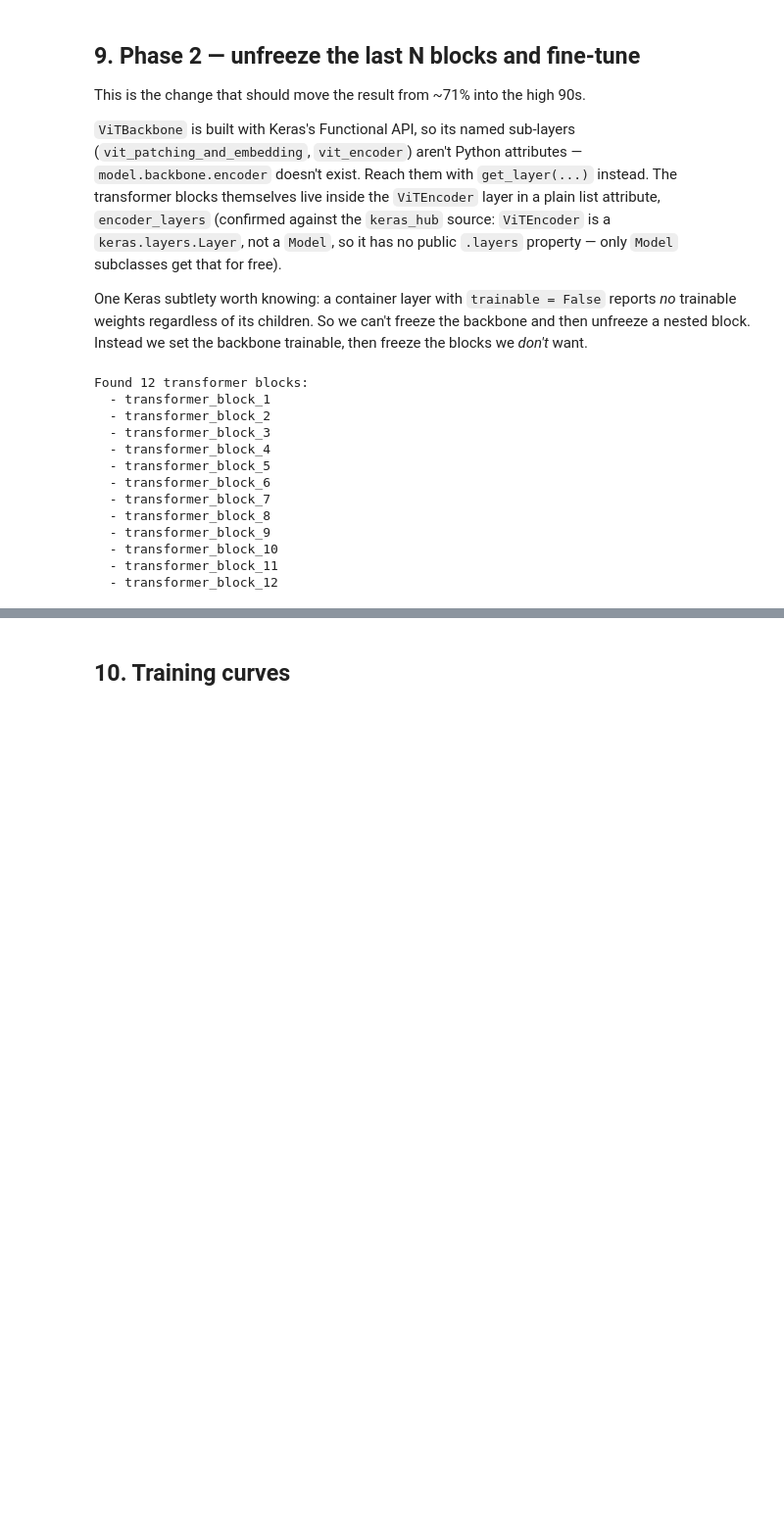
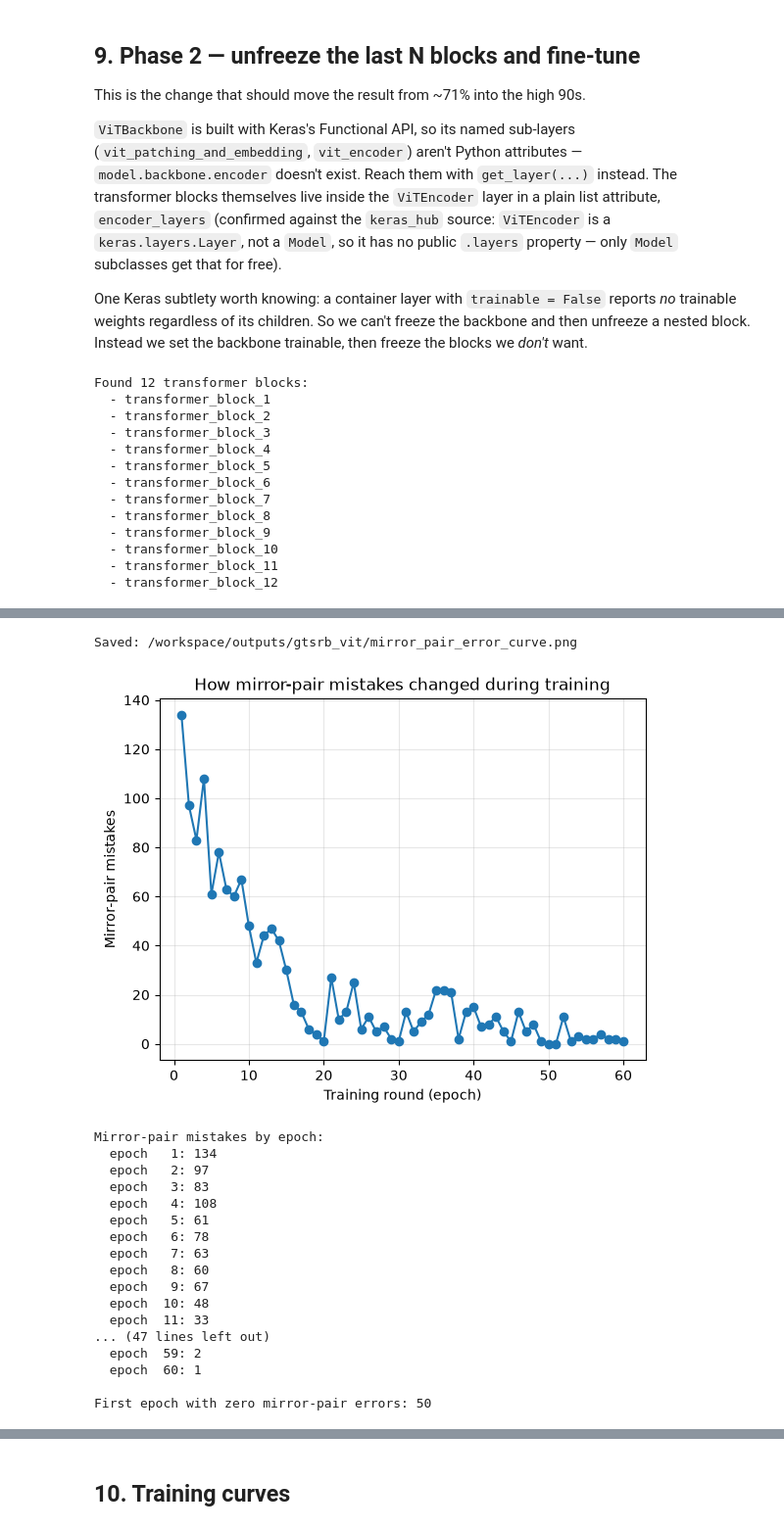
Before and after one commit to RagulAaryah/Traffic-Sign-Recognition-using-Vision-Transformers-for-Autonomous-Driving, a Jupyter notebook: Version-3-Dissertation-ready/gtsrb_vit_FINAL.ipynb, the cells around one changed output, grey strips where cells are left out. Shown at 98% size. Cells and saved outputs as stored; diff of their text form; code cells hidden in the pictures; blank space fills up the shorter version.

```diff
--- a/Version-3-Dissertation-ready/gtsrb_vit_FINAL.ipynb
+++ b/Version-3-Dissertation-ready/gtsrb_vit_FINAL.ipynb
@@ -780,7 +799,7 @@ callbacks_phase1 = [
         phase1_ckpt, monitor="val_accuracy", save_best_only=True, verbose=1
     ),
     keras.callbacks.EarlyStopping(
-        monitor="val_accuracy", mode="max", patience=8, restore_best_weights=True, verbose=1
+        monitor="val_accuracy", mode="max", patience=15, restore_best_weights=True, verbose=1
     ),
 ]
 
@@ -915,3 +960,20 @@ Found 12 transformer blocks:
   - transformer_block_10
   - transformer_block_11
   - transformer_block_12
+# %%
+class MirrorPairTracker(keras.callbacks.Callback):
+    def __init__(self):
+        self.history = []
+
+    def on_epoch_end(self, epoch, logs=None):
+        preds = self.model.predict(val_ds, verbose=0)
+        pred_ids = preds.argmax(axis=1)
+        true_ids = np.concatenate([y.numpy() for _, y in val_ds])
+        mirror_errors = 0
+        for a, b in [(19,20),(33,34),(36,37),(38,39)]:
+            mirror_errors += int(((true_ids==a)&(pred_ids==b)).sum())
+            mirror_errors += int(((true_ids==b)&(pred_ids==a)).sum())
+        self.history.append(mirror_errors)
+        print(f"  [watcher] Round {epoch+1}: {mirror_errors} mirror-pair mistakes right now")
+
+tracker = MirrorPairTracker()
@@ -1058,0 +1167,46 @@ Final model saved: /workspace/outputs/gtsrb_vit/gtsrb_vit_final.keras
+# %%
+import matplotlib.pyplot as plt
+import os
+
+plt.plot(range(1, len(tracker.history)+1), tracker.history, marker='o')
+plt.xlabel("Training round (epoch)")
+plt.ylabel("Mirror-pair mistakes")
+plt.title("How mirror-pair mistakes changed during training")
+plt.grid(alpha=0.3)
+
+# Save BEFORE show() — show() can clear the figure afterward, saving a blank image
+mirror_curve_path = os.path.join(OUTPUT_DIR, "mirror_pair_error_curve.png")
+plt.savefig(mirror_curve_path, dpi=150, bbox_inches="tight")
+print(f"Saved: {mirror_curve_path}")
+
+plt.show()
+
+print("Mirror-pair mistakes by epoch:")
+for i, v in enumerate(tracker.history, start=1):
+    print(f"  epoch {i:>3}: {v}")
+
+first_zero = next((i for i, v in enumerate(tracker.history, start=1) if v == 0), None)
+if first_zero:
+    print(f"\nFirst epoch with zero mirror-pair errors: {first_zero}")
+else:
+    print("\nNever reached zero mirror-pair errors during this run.")
+# %% [output]
+Saved: /workspace/outputs/gtsrb_vit/mirror_pair_error_curve.png
+[figure, added]
+Mirror-pair mistakes by epoch:
+  epoch   1: 134
+  epoch   2: 97
+  epoch   3: 83
+  epoch   4: 108
+  epoch   5: 61
+  epoch   6: 78
+  epoch   7: 63
+  epoch   8: 60
+  epoch   9: 67
+  epoch  10: 48
+  epoch  11: 33
+... (47 lines left out)
+  epoch  59: 2
+  epoch  60: 1
+
+First epoch with zero mirror-pair errors: 50
```
Also changed, not shown: parts of 46 cells of this notebook.
